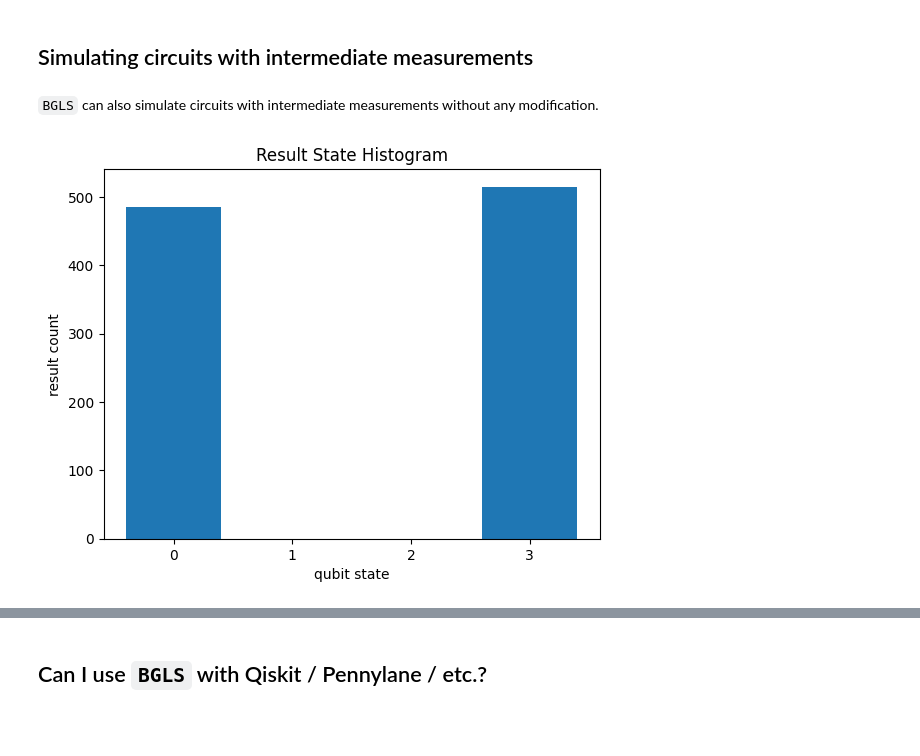
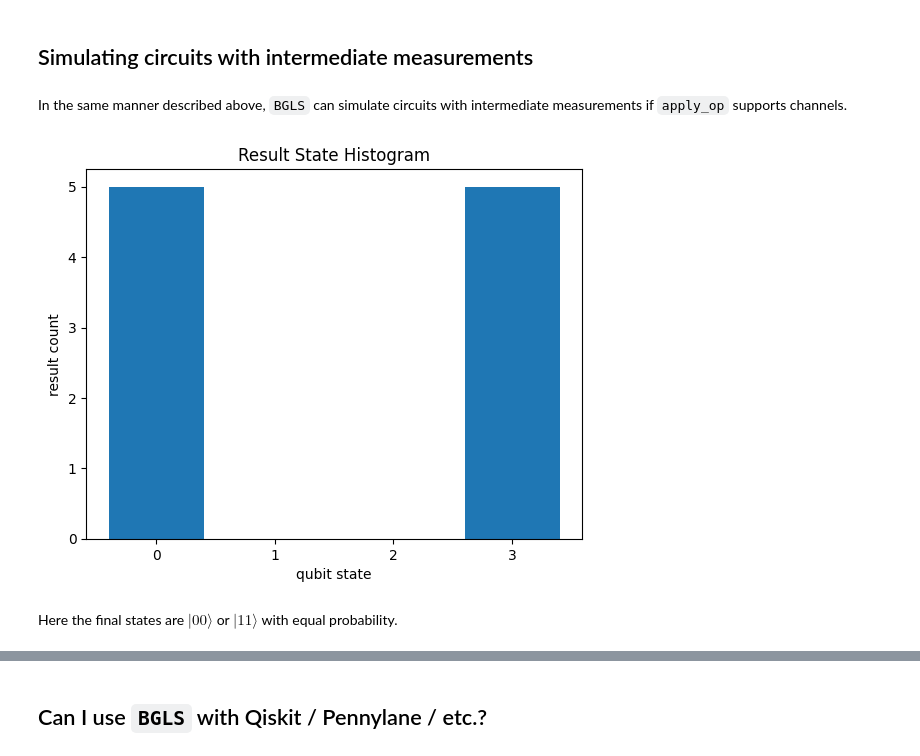
Before and after one commit to asciineuron/bgls, a Jupyter notebook: docs/features.ipynb, the cells around one changed output, grey strips where cells are left out. Cells and saved outputs as stored; diff of their text form; code cells hidden in the pictures; blank space fills up the shorter version.

```diff
--- a/docs/features.ipynb
+++ b/docs/features.ipynb
@@ -9,0 +14,21 @@ import bgls
+# %%
+a, b = cirq.LineQubit.range(2)
+
+circuit = cirq.Circuit(
+    cirq.H.on(a),
+    cirq.CNOT.on(a, b),
+    cirq.measure(a, b, key="z"),
+)
+
+sim = bgls.Simulator(
+    initial_state=cirq.StateVectorSimulationState(
+        qubits=(a, b), initial_state=0
+    ),
+    apply_op=cirq.protocols.act_on,
+    compute_probability=bgls.born.compute_probability_state_vector,
+)
+results = sim.run(circuit, repetitions=10)
+print("Results:", results)
+
+final_state = sim.final_states[0]
+print("Final state:", cirq.dirac_notation(final_state.target_tensor.flatten()))
@@ -59,18 +102,21 @@ If the channel does not support the `cirq.mixture` protocol (i.e., if the probab
 # %% [markdown]
 ## Simulating circuits with intermediate measurements
 # %% [markdown]
-`BGLS` can also simulate circuits with intermediate measurements without any modification.
+In the same manner described above, `BGLS` can simulate circuits with intermediate measurements if `apply_op` supports channels.
 # %%
 a, b = cirq.LineQubit.range(2)
 
 circuit = cirq.Circuit(
     cirq.H.on(a),
     cirq.measure(a),  # <-- Intermediate measurement.
     cirq.CNOT.on(a, b),
     cirq.measure(a, b),
 )
 
-results = sim.run(circuit, repetitions=1000)
+sim.clear_final_states()
+results = sim.run(circuit, repetitions=10)
 cirq.plot_state_histogram(results);
 # %% [output]
-[figure, old version]
+[figure, new version]
+# %% [markdown]
+Here the final states are $|00\rangle$ or $|11\rangle$ with equal probability.
```
Also changed, not shown: parts of 10 cells of this notebook.
